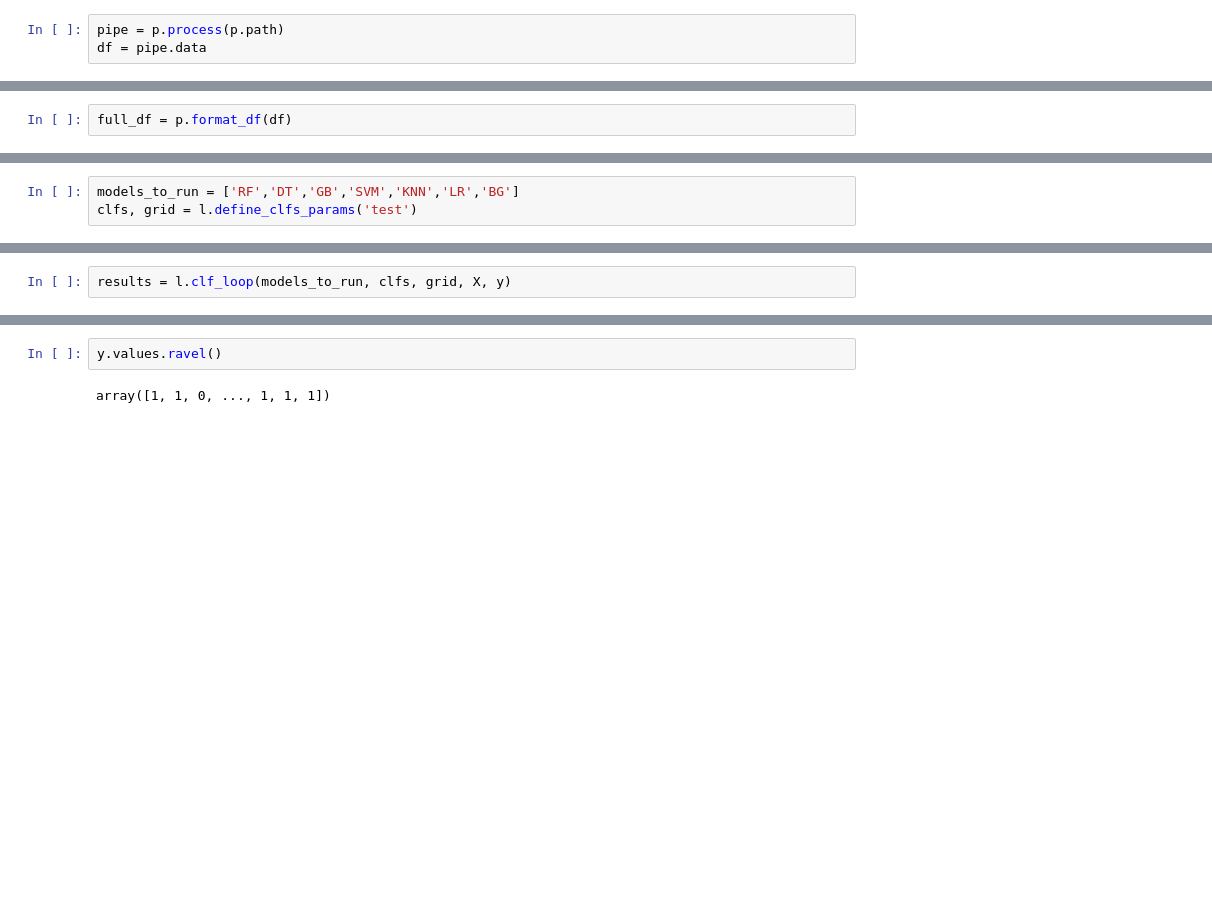
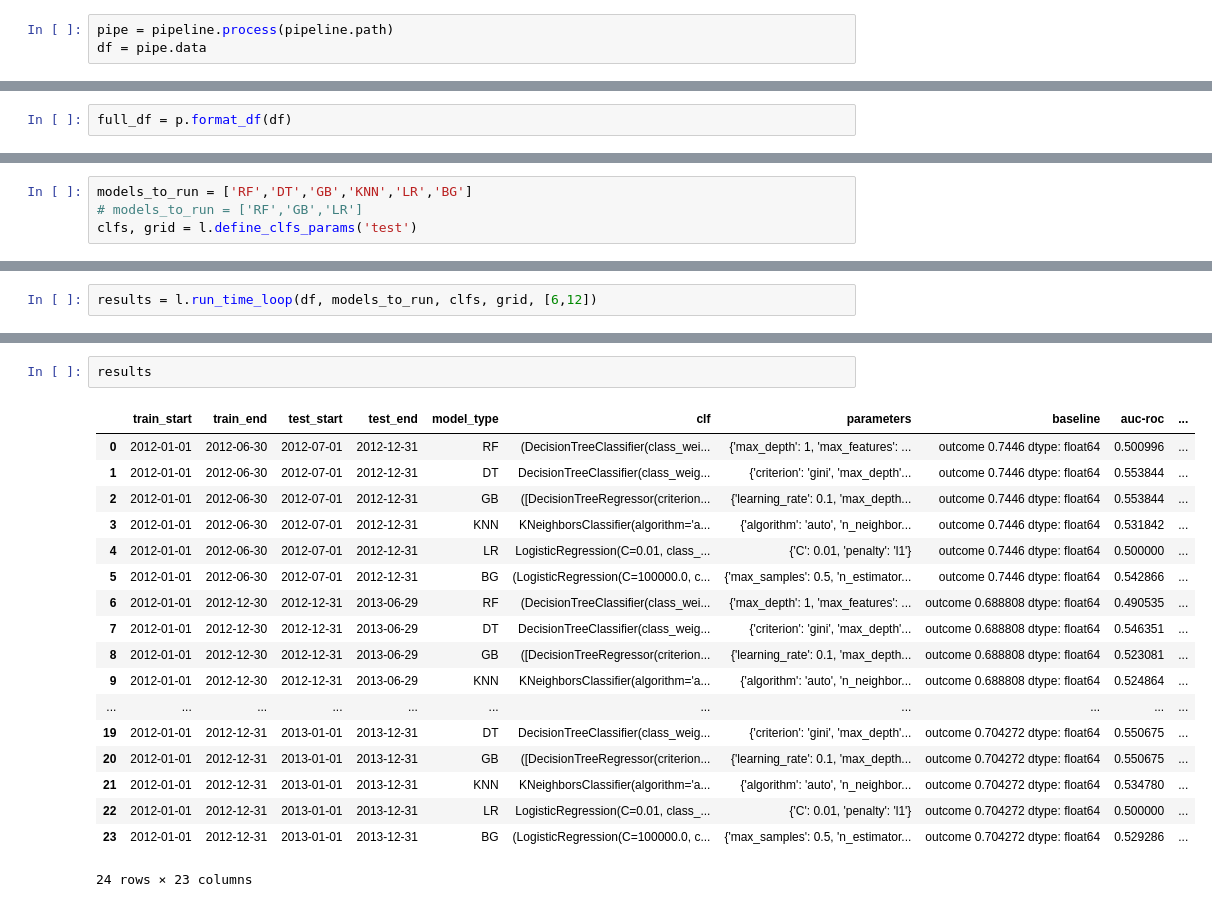
Before and after one commit to jamjensen/ml-pub-policy, a Jupyter notebook: hw3/data/hw3-writeup.ipynb, the cells around one changed output, grey strips where cells are left out. Saved outputs shown, nothing was run; the diff lists cells and outputs as text; blank space fills up the shorter version.

```diff
--- a/hw3/data/hw3-writeup.ipynb
+++ b/hw3/data/hw3-writeup.ipynb
@@ -13,7 +14,7 @@ import loops as l
 # %% [markdown]
 #### Load and Process Data
 # %%
-pipe = p.process(p.path)
+pipe = pipeline.process(pipeline.path)
 df = pipe.data
 # %%
 ## Change types
@@ -187,0 +160,4 @@ full_df = p.format_df(df)
+# %%
+models_to_run = ['RF','DT','GB','KNN','LR','BG']
+# models_to_run = ['RF','GB','LR']
+clfs, grid = l.define_clfs_params('test')
@@ -226,3 +293,0 @@ Timestamp('2014-04-29 00:00:00')
-# %%
-models_to_run = ['RF','DT','GB','SVM','KNN','LR','BG']
-clfs, grid = l.define_clfs_params('test')
@@ -236,3 +294,3 @@ models_to_run
 # %%
-results = l.clf_loop(models_to_run, clfs, grid, X, y)
+results = l.run_time_loop(df, models_to_run, clfs, grid, [6,12])
 # %% [output]
@@ -243,4 +341,21 @@ SVM
-# %%
-y.values.ravel()
-# %% [output]
-array([1, 1, 0, ..., 1, 1, 1])
+# %%
+results
+# %% [output]
+|  | train_start | train_end | test_start | test_end | model_type | clf | parameters | baseline | auc-roc | ... |
+| 0 | 2012-01-01 | 2012-06-30 | 2012-07-01 | 2012-12-31 | RF | (DecisionTreeClassifier(class_wei... | {'max_depth': 1, 'max_features': ... | outcome 0.7446 dtype: float64 | 0.500996 | ... |
+| 1 | 2012-01-01 | 2012-06-30 | 2012-07-01 | 2012-12-31 | DT | DecisionTreeClassifier(class_weig... | {'criterion': 'gini', 'max_depth'... | outcome 0.7446 dtype: float64 | 0.553844 | ... |
+| 2 | 2012-01-01 | 2012-06-30 | 2012-07-01 | 2012-12-31 | GB | ([DecisionTreeRegressor(criterion... | {'learning_rate': 0.1, 'max_depth... | outcome 0.7446 dtype: float64 | 0.553844 | ... |
+| 3 | 2012-01-01 | 2012-06-30 | 2012-07-01 | 2012-12-31 | KNN | KNeighborsClassifier(algorithm='a... | {'algorithm': 'auto', 'n_neighbor... | outcome 0.7446 dtype: float64 | 0.531842 | ... |
+| 4 | 2012-01-01 | 2012-06-30 | 2012-07-01 | 2012-12-31 | LR | LogisticRegression(C=0.01, class_... | {'C': 0.01, 'penalty': 'l1'} | outcome 0.7446 dtype: float64 | 0.500000 | ... |
+| 5 | 2012-01-01 | 2012-06-30 | 2012-07-01 | 2012-12-31 | BG | (LogisticRegression(C=100000.0, c... | {'max_samples': 0.5, 'n_estimator... | outcome 0.7446 dtype: float64 | 0.542866 | ... |
+| 6 | 2012-01-01 | 2012-12-30 | 2012-12-31 | 2013-06-29 | RF | (DecisionTreeClassifier(class_wei... | {'max_depth': 1, 'max_features': ... | outcome 0.688808 dtype: float64 | 0.490535 | ... |
+| 7 | 2012-01-01 | 2012-12-30 | 2012-12-31 | 2013-06-29 | DT | DecisionTreeClassifier(class_weig... | {'criterion': 'gini', 'max_depth'... | outcome 0.688808 dtype: float64 | 0.546351 | ... |
+| 8 | 2012-01-01 | 2012-12-30 | 2012-12-31 | 2013-06-29 | GB | ([DecisionTreeRegressor(criterion... | {'learning_rate': 0.1, 'max_depth... | outcome 0.688808 dtype: float64 | 0.523081 | ... |
+| 9 | 2012-01-01 | 2012-12-30 | 2012-12-31 | 2013-06-29 | KNN | KNeighborsClassifier(algorithm='a... | {'algorithm': 'auto', 'n_neighbor... | outcome 0.688808 dtype: float64 | 0.524864 | ... |
+| ... | ... | ... | ... | ... | ... | ... | ... | ... | ... | ... |
+| 19 | 2012-01-01 | 2012-12-31 | 2013-01-01 | 2013-12-31 | DT | DecisionTreeClassifier(class_weig... | {'criterion': 'gini', 'max_depth'... | outcome 0.704272 dtype: float64 | 0.550675 | ... |
+| 20 | 2012-01-01 | 2012-12-31 | 2013-01-01 | 2013-12-31 | GB | ([DecisionTreeRegressor(criterion... | {'learning_rate': 0.1, 'max_depth... | outcome 0.704272 dtype: float64 | 0.550675 | ... |
+| 21 | 2012-01-01 | 2012-12-31 | 2013-01-01 | 2013-12-31 | KNN | KNeighborsClassifier(algorithm='a... | {'algorithm': 'auto', 'n_neighbor... | outcome 0.704272 dtype: float64 | 0.534780 | ... |
+| 22 | 2012-01-01 | 2012-12-31 | 2013-01-01 | 2013-12-31 | LR | LogisticRegression(C=0.01, class_... | {'C': 0.01, 'penalty': 'l1'} | outcome 0.704272 dtype: float64 | 0.500000 | ... |
+| 23 | 2012-01-01 | 2012-12-31 | 2013-01-01 | 2013-12-31 | BG | (LogisticRegression(C=100000.0, c... | {'max_samples': 0.5, 'n_estimator... | outcome 0.704272 dtype: float64 | 0.529286 | ... |
+24 rows × 23 columns
```
Also changed, not shown: parts of 35 cells of this notebook, 2 other files.
